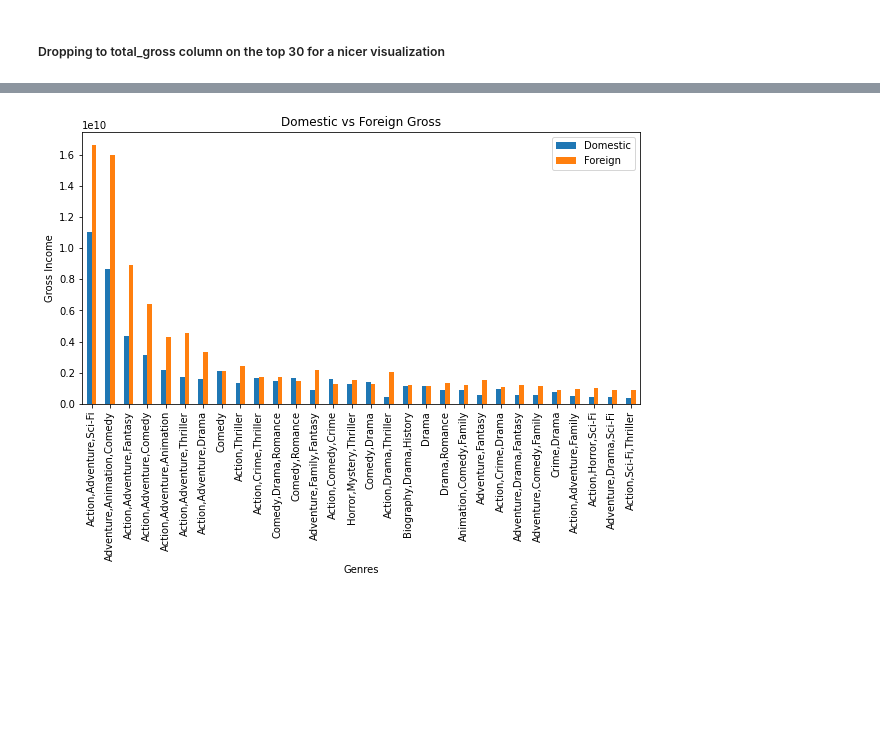
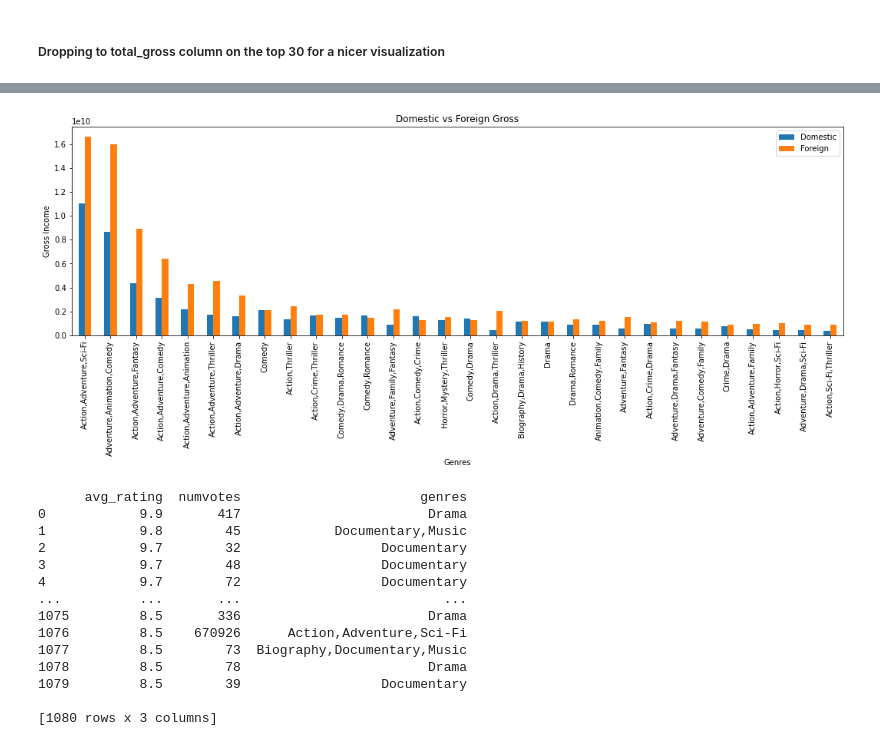
Before and after one commit to QuinnGrigsby/Capstone_Git-ing_it_done_MovieInformation, a Jupyter notebook: Data Understanding.ipynb, the cells around one changed output, grey strips where cells are left out. Cells and saved outputs as stored; diff of their text form; code cells hidden in the pictures; blank space fills up the shorter version.

```diff
--- a/Data Understanding.ipynb
+++ b/Data Understanding.ipynb
@@ -306,4 +306,4 @@ plt.show()
 # %% [markdown]
 ##### Dropping to total_gross column on the top 30 for a nicer visualization
 # %%
-top_30.drop(["total_gross"], axis = 1, inplace = True)
+top_30_minus_total = top_30.drop(["total_gross"], axis = 1)
@@ -315,11 +310,38 @@ See the caveats in the documentation: https://pandas.pydata.org/pandas-docs/stab
 # %%
-top_30.plot("genres", kind="bar", figsize = (10,5))
+top_30_minus_total.plot("genres", kind="bar", figsize = (18,5))
 
 plt.xlabel("Genres")
 plt.xticks(rotation = 90)
 plt.ylabel("Gross Income")
 plt.title("Domestic vs Foreign Gross")
 plt.legend(labels=['Domestic', 'Foreign'])
 plt.show()
 # %% [output]
-[figure, old version]
+[figure, new version]
+# %%
+q = """
+SELECT averagerating as avg_rating, numvotes, genres
+FROM movie_ratings
+JOIN movie_basics
+    USING (movie_id)
+WHERE averagerating >= 8.5 AND numvotes > 30
+ORDER BY avg_rating DESC
+;
+"""
+high_ratings = pd.read_sql(q, conn)
+print(high_ratings)
+# %% [output]
+      avg_rating  numvotes                       genres
+0            9.9       417                        Drama
+1            9.8        45            Documentary,Music
+2            9.7        32                  Documentary
+3            9.7        48                  Documentary
+4            9.7        72                  Documentary
+...          ...       ...                          ...
+1075         8.5       336                        Drama
+1076         8.5    670926      Action,Adventure,Sci-Fi
+1077         8.5        73  Biography,Documentary,Music
+1078         8.5        78                        Drama
+1079         8.5        39                  Documentary
+
+[1080 rows x 3 columns]
```
Also changed, not shown: parts of 7 cells of this notebook.
